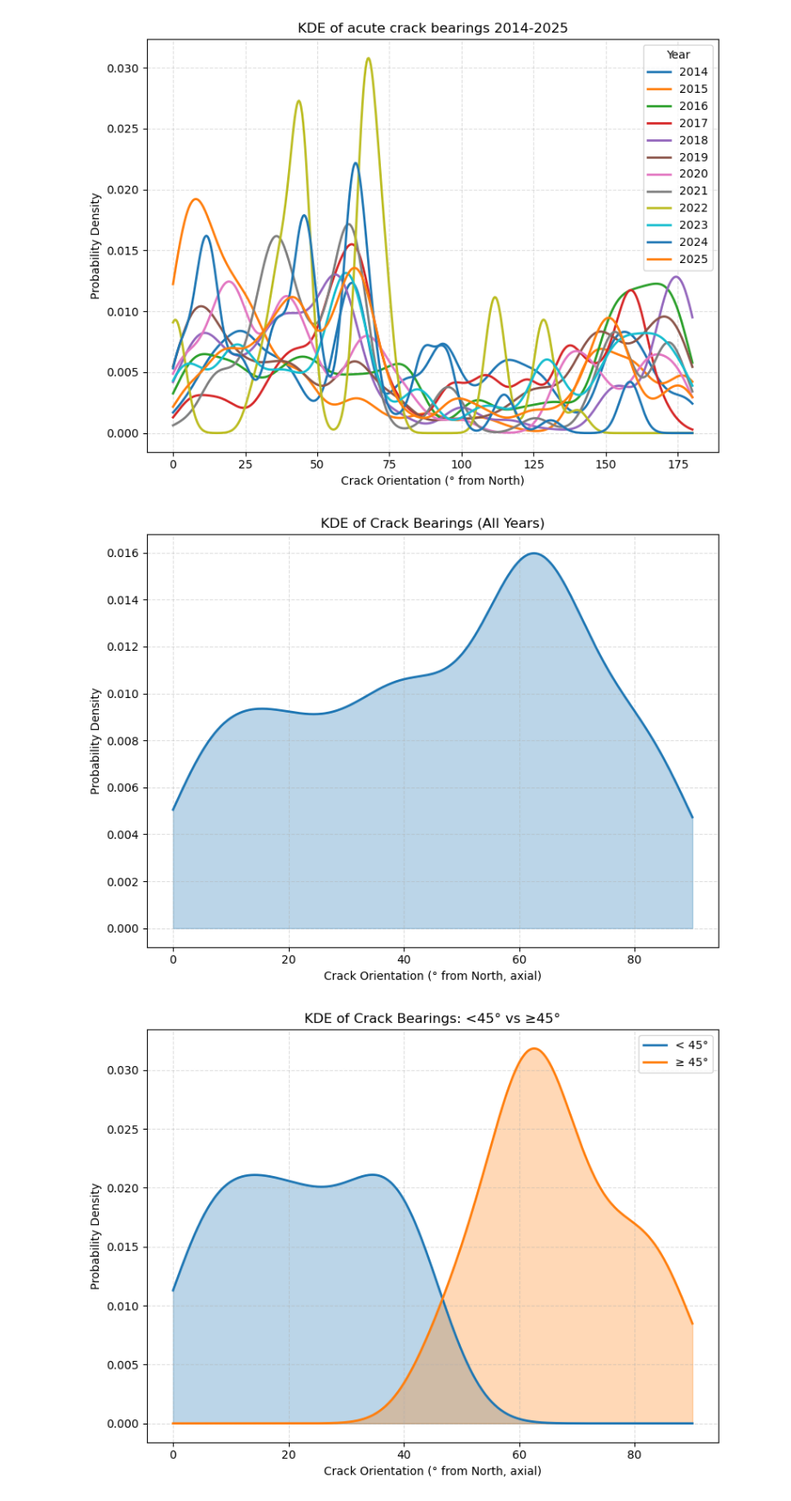
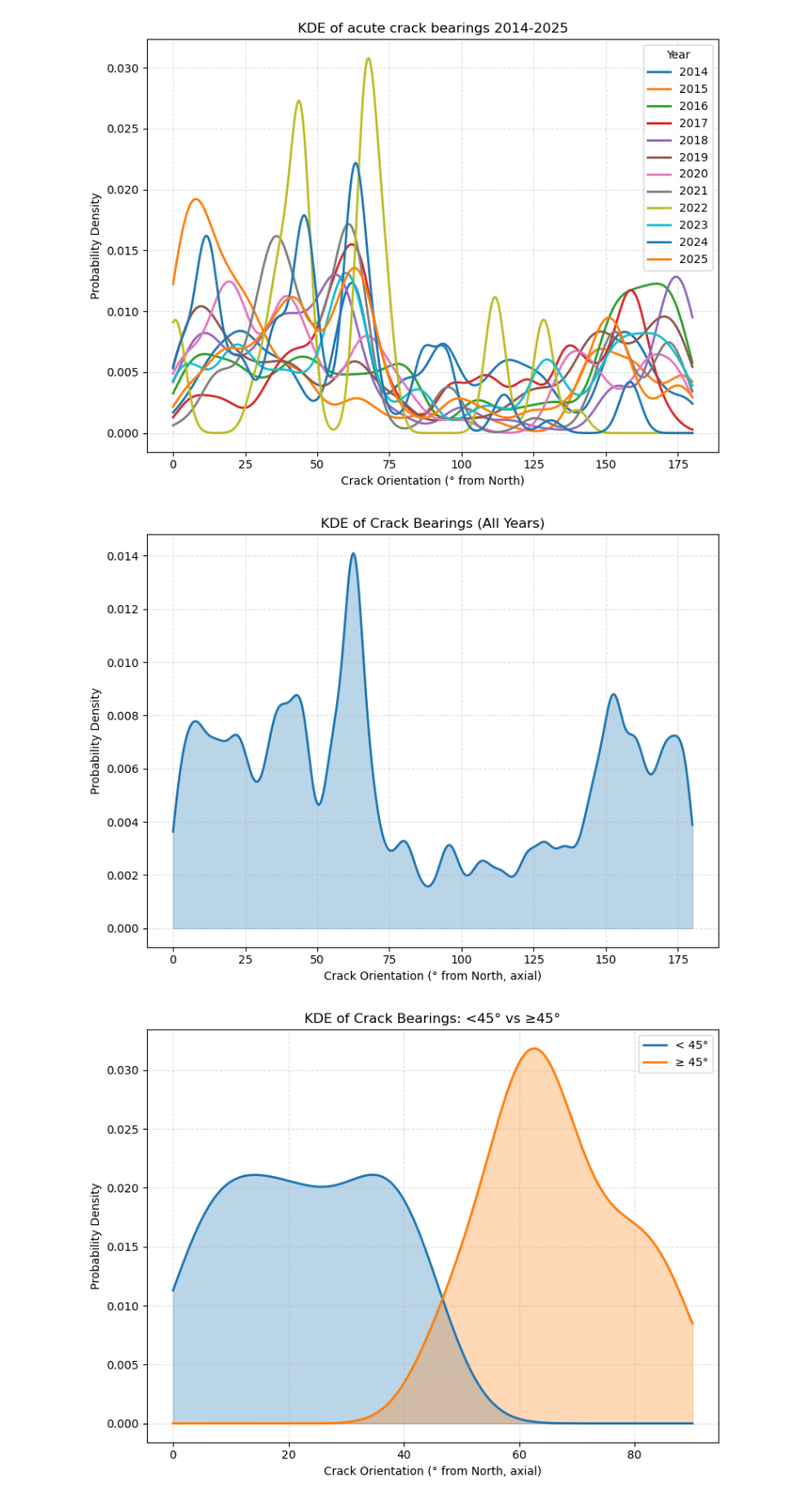
Before and after one commit to kovaleskima/KobukData, a Jupyter notebook: no_winds_gaussian.ipynb, the cells around one changed output. Shown at 86% size. Saved outputs shown, nothing was run; the diff lists cells and outputs as text; code cells hidden in the pictures.

```diff
--- a/no_winds_gaussian.ipynb
+++ b/no_winds_gaussian.ipynb
@@ -157,34 +157,34 @@ plt.show()
 # %%
 import numpy as np
 import pandas as pd
 import matplotlib.pyplot as plt
 from scipy.stats import gaussian_kde
 
 # --- assuming lo has a "bearings" column containing lists or arrays of angles ---
 # flatten all bearings
 all_bearings = np.concatenate(lo["bearings"].values)
 all_bearings = all_bearings[np.isfinite(all_bearings)]
 
 # map to [0, 90°] range for axial data
-bearings_half = all_bearings % 90
+bearings_half = all_bearings % 180
 
 # --- KDE smoothing ---
-kde = gaussian_kde(bearings_half, bw_method=0.3)  # adjust bw for smoothing
-x = np.linspace(0, 90, 500)
+kde = gaussian_kde(bearings_half, bw_method=0.05)  # adjust bw for smoothing
+x = np.linspace(0, 180, 500)
 density = kde(x)
 
 # --- plot ---
 plt.figure(figsize=(8, 6))
 plt.plot(x, density, color="tab:blue", lw=2)
 plt.fill_between(x, density, color="tab:blue", alpha=0.3)
 plt.xlabel("Crack Orientation (° from North, axial)")
 plt.ylabel("Probability Density")
 plt.title("KDE of Crack Bearings (All Years)")
 plt.grid(True, linestyle="--", alpha=0.4)
 plt.tight_layout()
 plt.show()
 # %% [output]
-[figure, old version]
+[figure, new version]
 # %%
 # --- split into two groups ---
 low_angles = bearings_half[bearings_half < 45]
```
Also changed, not shown: 1 other file.
